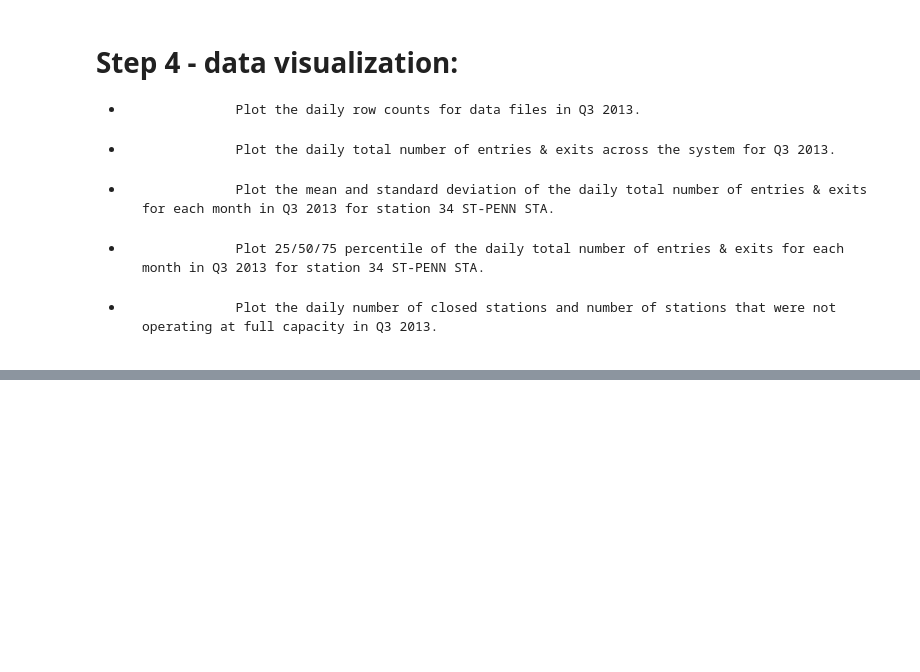
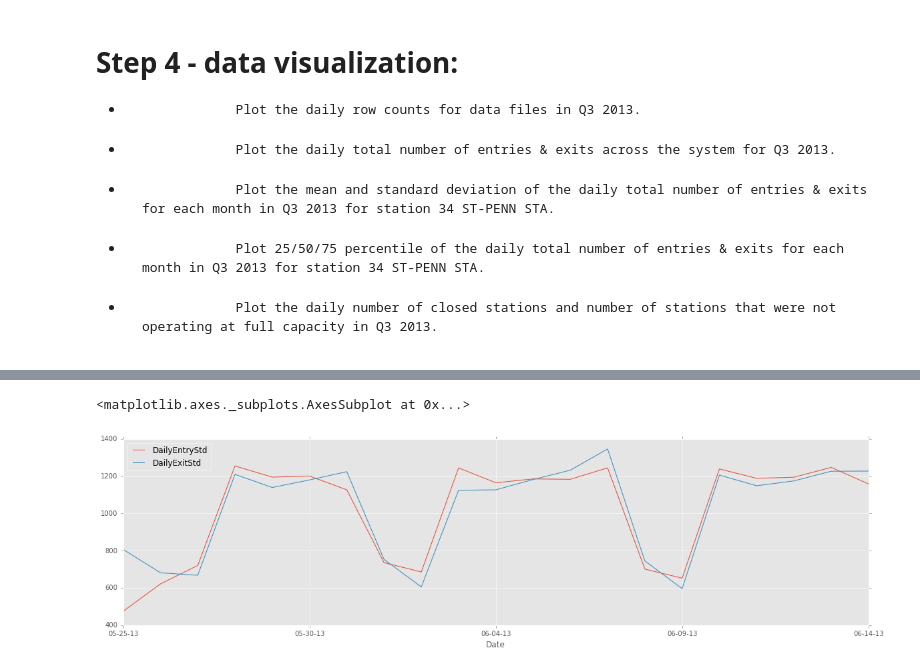
Before and after one commit to tinnyworm/Tinny, a Jupyter notebook: TS/TS Data Challange.ipynb, the cells around one changed output, grey strips where cells are left out. Drawn from its saved outputs; the diff is of its cells as text; code cells hidden in the pictures; blank space fills up the shorter version.

```diff
--- a/TS/TS Data Challange.ipynb
+++ b/TS/TS Data Challange.ipynb
@@ -442,0 +503,5 @@ closed[["Station","Date","DailyTraffic"]].head()
+# %%
+errors.plot.line(figsize=(20,5))
+# %% [output]
+<matplotlib.axes._subplots.AxesSubplot at 0x...>
+[figure, added]
```
Also changed, not shown: parts of 11 cells of this notebook.
